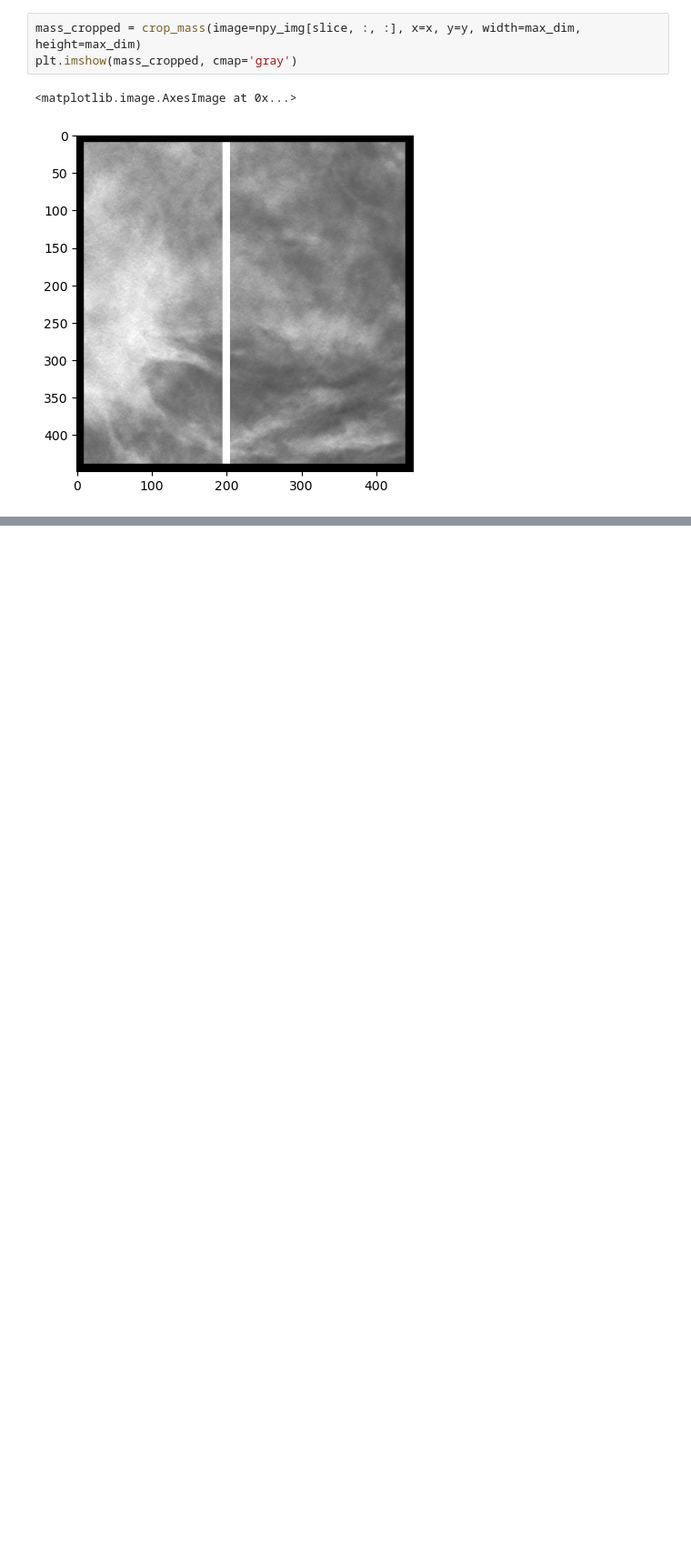
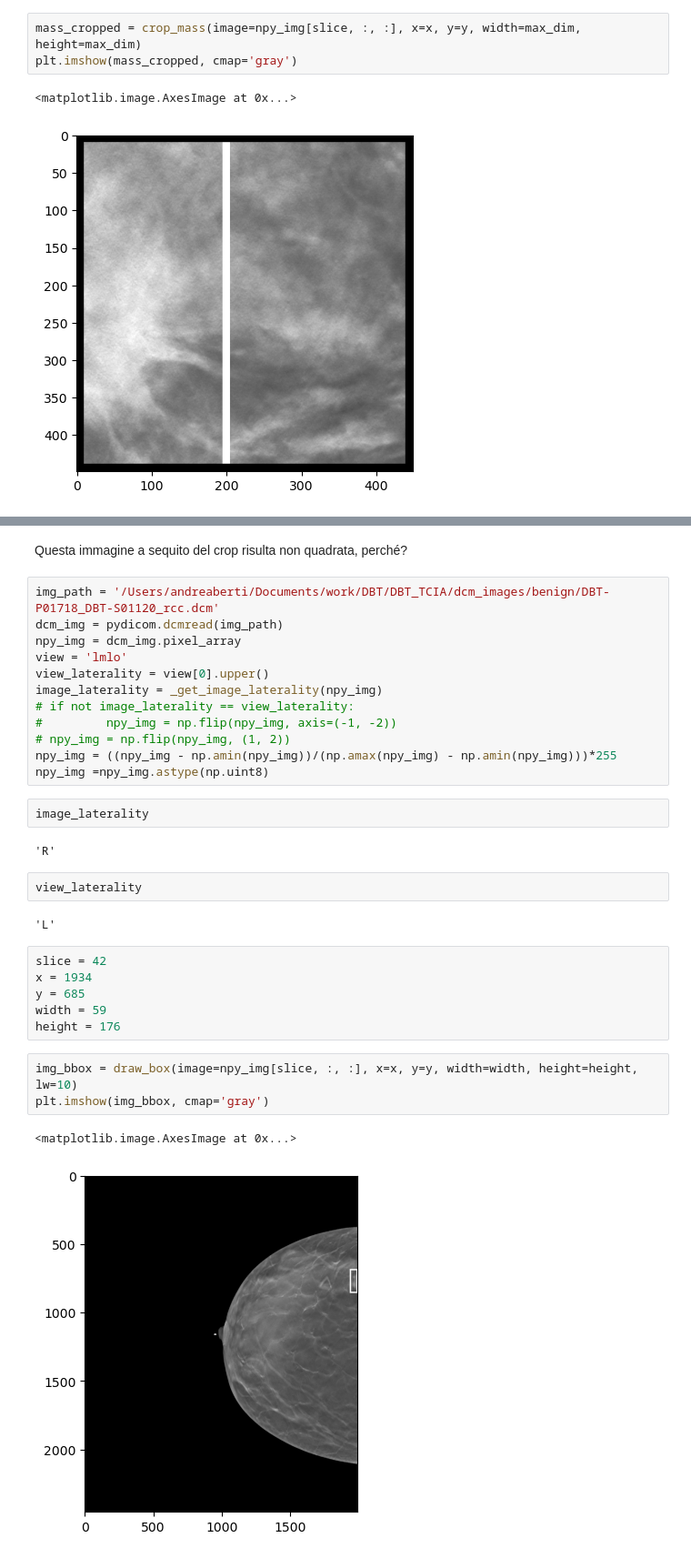
Before and after one commit to andreaberti11235/DBT_utils_script, a Jupyter notebook: dcm_to_png_crop_test.ipynb, the cells around one changed output, grey strips where cells are left out. Shown at 91% size. Cells and saved outputs as stored; diff of their text form; blank space fills up the shorter version.

Commit message:
Added analysis on mass DBT-P01718_DBT-S01120_rcc_mass0, the crop of which was not square

```diff
--- a/dcm_to_png_crop_test.ipynb
+++ b/dcm_to_png_crop_test.ipynb
@@ -301,0 +308,34 @@ plt.imshow(mass_cropped, cmap='gray')
+# %% [markdown]
+Questa immagine a sequito del crop risulta non quadrata, perché?
+# %%
+img_path = '/Users/andreaberti/Documents/work/DBT/DBT_TCIA/dcm_images/benign/DBT-P01718_DBT-S01120_rcc.dcm'
+dcm_img = pydicom.dcmread(img_path)
+npy_img = dcm_img.pixel_array
+view = 'lmlo'
+view_laterality = view[0].upper()
+image_laterality = _get_image_laterality(npy_img)
+# if not image_laterality == view_laterality:
+#         npy_img = np.flip(npy_img, axis=(-1, -2))
+# npy_img = np.flip(npy_img, (1, 2))
+npy_img = ((npy_img - np.amin(npy_img))/(np.amax(npy_img) - np.amin(npy_img)))*255
+npy_img =npy_img.astype(np.uint8)
+# %%
+image_laterality
+# %% [output]
+'R'
+# %%
+view_laterality
+# %% [output]
+'L'
+# %%
+slice = 42
+x = 1934
+y = 685
+width = 59
+height = 176
+# %%
+img_bbox = draw_box(image=npy_img[slice, :, :], x=x, y=y, width=width, height=height, lw=10)
+plt.imshow(img_bbox, cmap='gray')
+# %% [output]
+<matplotlib.image.AxesImage at 0x...>
+[figure, added]
```
Also changed, not shown: parts of 9 cells of this notebook.
